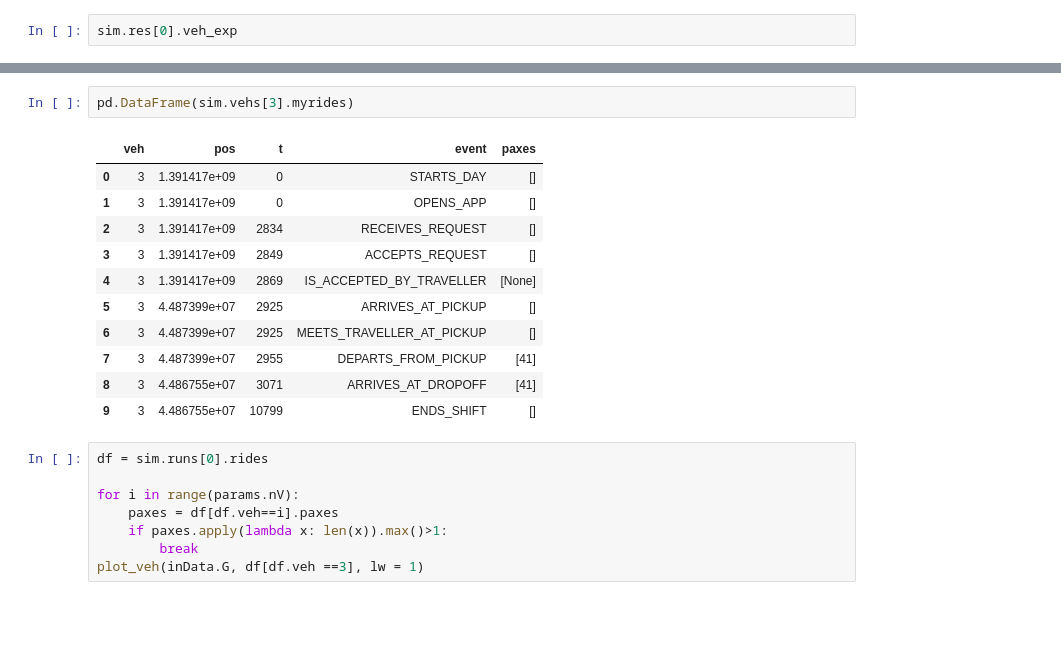
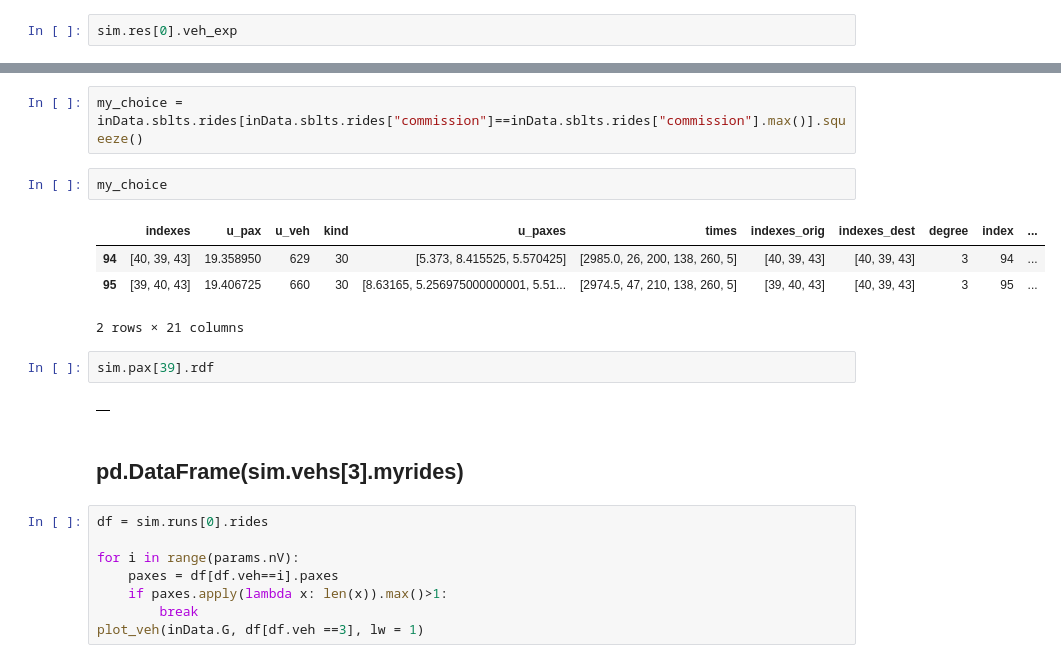
Before and after one commit to Jagiellonian-University/MaaSSim, a Jupyter notebook: docs/tutorials/Delft_Sim (7).ipynb, the cells around one changed output, grey strips where cells are left out. Saved outputs shown, nothing was run; the diff lists cells and outputs as text; blank space fills up the shorter version.

```diff
--- a/docs/tutorials/Delft_Sim (7).ipynb
+++ b/docs/tutorials/Delft_Sim (7).ipynb
@@ -155,17 +181,18 @@ sim.vehs[3].rdf
-# %%
-pd.DataFrame(sim.vehs[3].myrides)
-# %% [output]
-|  | veh | pos | t | event | paxes |
-| 0 | 3 | 1.391417e+09 | 0 | STARTS_DAY | [] |
-| 1 | 3 | 1.391417e+09 | 0 | OPENS_APP | [] |
-| 2 | 3 | 1.391417e+09 | 2834 | RECEIVES_REQUEST | [] |
-| 3 | 3 | 1.391417e+09 | 2849 | ACCEPTS_REQUEST | [] |
-| 4 | 3 | 1.391417e+09 | 2869 | IS_ACCEPTED_BY_TRAVELLER | [None] |
-| 5 | 3 | 4.487399e+07 | 2925 | ARRIVES_AT_PICKUP | [] |
-| 6 | 3 | 4.487399e+07 | 2925 | MEETS_TRAVELLER_AT_PICKUP | [] |
-| 7 | 3 | 4.487399e+07 | 2955 | DEPARTS_FROM_PICKUP | [41] |
-| 8 | 3 | 4.486755e+07 | 3071 | ARRIVES_AT_DROPOFF | [41] |
-| 9 | 3 | 4.486755e+07 | 10799 | ENDS_SHIFT | [] |
+# %%
+my_choice = inData.sblts.rides[inData.sblts.rides["commission"]==inData.sblts.rides["commission"].max()].squeeze()
+# %%
+my_choice
+# %% [output]
+|  | indexes | u_pax | u_veh | kind | u_paxes | times | indexes_orig | indexes_dest | degree | index | ... |
+| 94 | [40, 39, 43] | 19.358950 | 629 | 30 | [5.373, 8.415525, 5.570425] | [2985.0, 26, 200, 138, 260, 5] | [40, 39, 43] | [40, 39, 43] | 3 | 94 | ... |
+| 95 | [39, 40, 43] | 19.406725 | 660 | 30 | [8.63165, 5.256975000000001, 5.51... | [2974.5, 47, 210, 138, 260, 5] | [39, 40, 43] | [40, 39, 43] | 3 | 95 | ... |
+2 rows × 21 columns
+# %%
+sim.pax[39].rdf
+# %% [output]
+|  |
+# %% [markdown]
+## pd.DataFrame(sim.vehs[3].myrides)
 # %%
 df = sim.runs[0].rides
 
```
Also changed, not shown: parts of 9 cells of this notebook, 2 other files.
